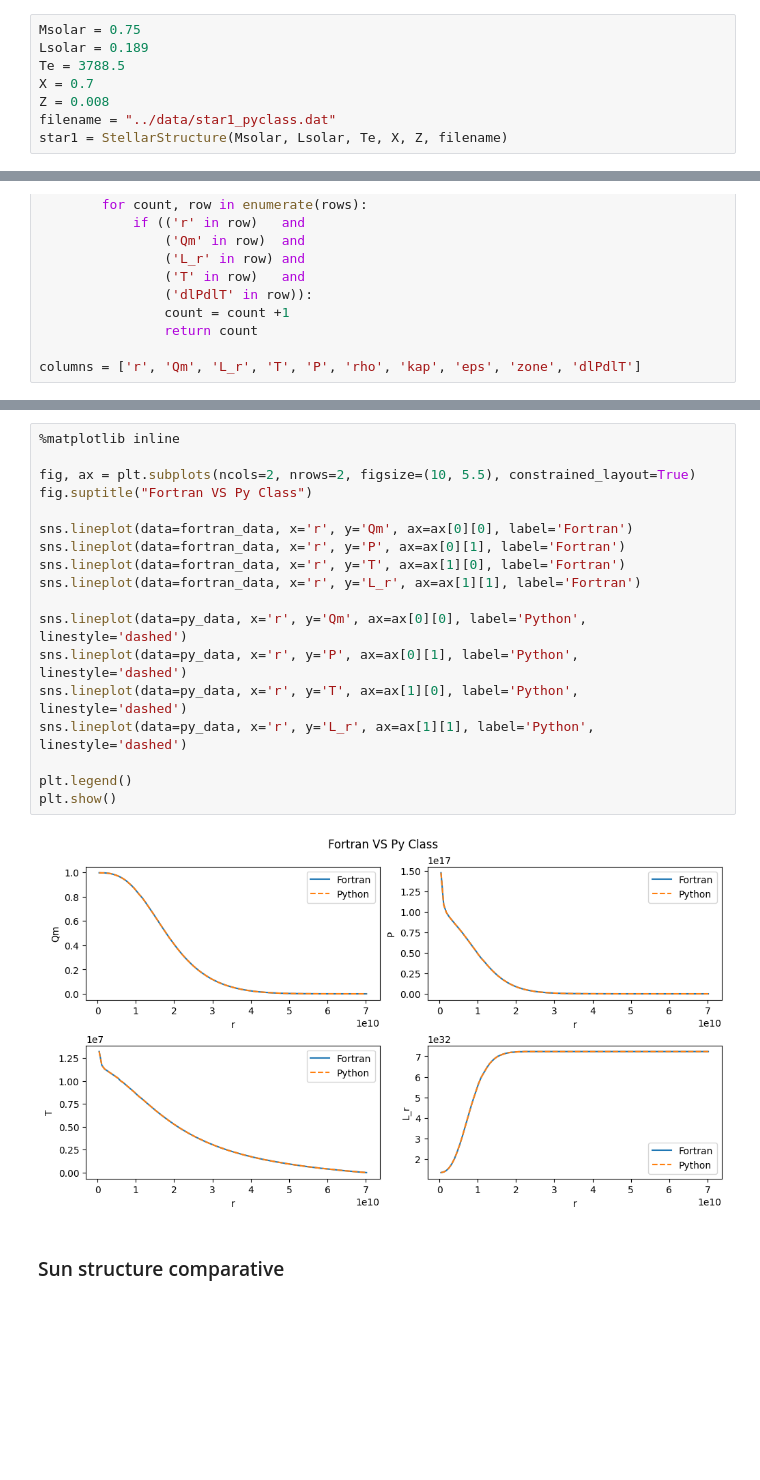
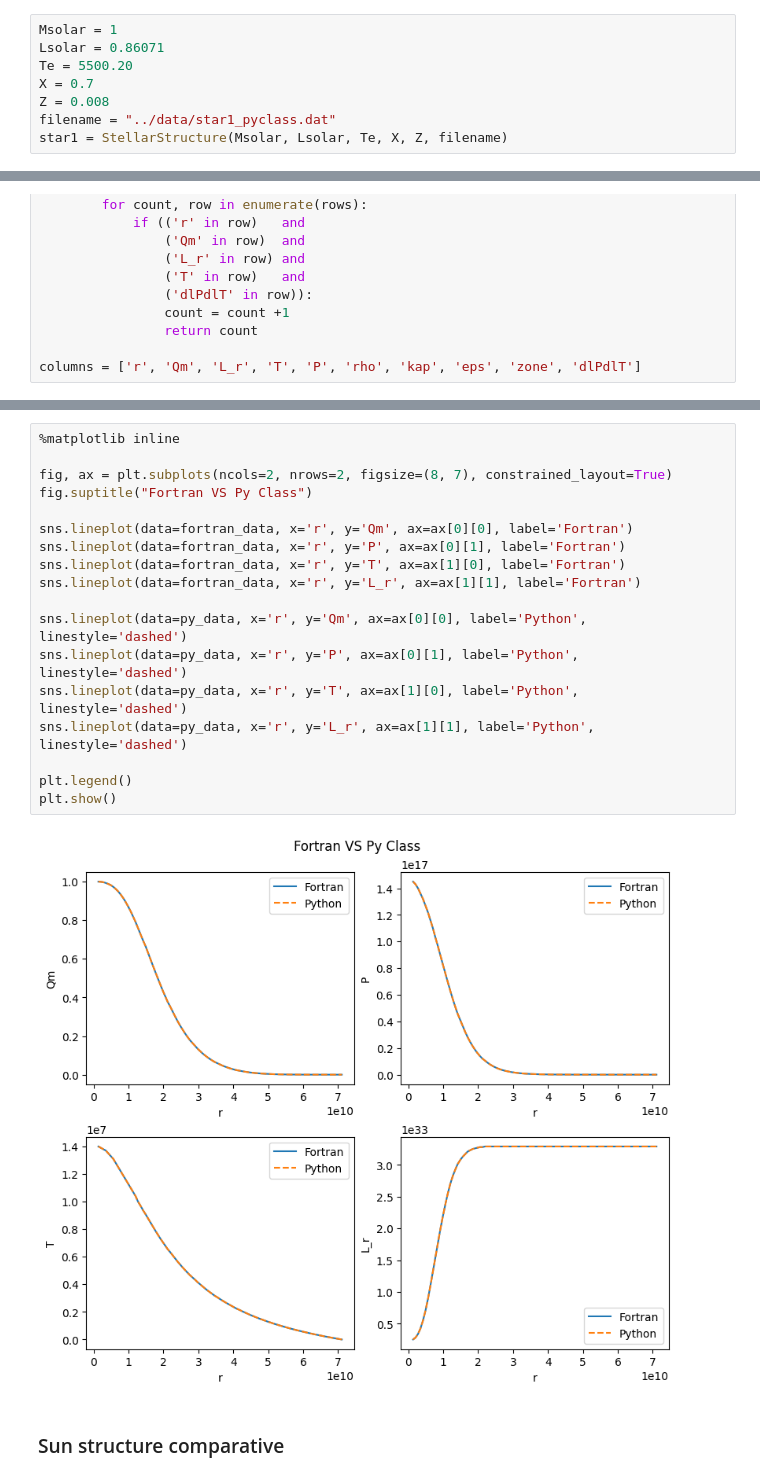
Before and after one commit to JesusLoera/Stellar_Structure, a Jupyter notebook: src/TestClassStatStar.ipynb, the cells around one changed output, grey strips where cells are left out. Saved outputs shown, nothing was run; the diff lists cells and outputs as text; blank space fills up the shorter version.

```diff
--- a/src/TestClassStatStar.ipynb
+++ b/src/TestClassStatStar.ipynb
@@ -14,9 +14,9 @@ import seaborn as sns
 # %% [markdown]
 Realizamos un cálculo para una estrella arbitraria
 # %%
-Msolar = 0.75
-Lsolar = 0.189
-Te = 3788.5
+Msolar = 1
+Lsolar = 0.86071
+Te = 5500.20
 X = 0.7
 Z = 0.008
 filename = "../data/star1_pyclass.dat"
@@ -61,23 +65,23 @@ fortran_data.head()
 # %%
 %matplotlib inline
 
-fig, ax = plt.subplots(ncols=2, nrows=2, figsize=(10, 5.5), constrained_layout=True)
+fig, ax = plt.subplots(ncols=2, nrows=2, figsize=(8, 7), constrained_layout=True)
 fig.suptitle("Fortran VS Py Class")
 
 sns.lineplot(data=fortran_data, x='r', y='Qm', ax=ax[0][0], label='Fortran')
 sns.lineplot(data=fortran_data, x='r', y='P', ax=ax[0][1], label='Fortran')
 sns.lineplot(data=fortran_data, x='r', y='T', ax=ax[1][0], label='Fortran')
 sns.lineplot(data=fortran_data, x='r', y='L_r', ax=ax[1][1], label='Fortran')
 
 sns.lineplot(data=py_data, x='r', y='Qm', ax=ax[0][0], label='Python', linestyle='dashed')
 sns.lineplot(data=py_data, x='r', y='P', ax=ax[0][1], label='Python', linestyle='dashed')
 sns.lineplot(data=py_data, x='r', y='T', ax=ax[1][0], label='Python', linestyle='dashed')
 sns.lineplot(data=py_data, x='r', y='L_r', ax=ax[1][1], label='Python', linestyle='dashed')
 
 plt.legend()
 plt.show()
 # %% [output]
-[figure, old version]
+[figure, new version]
 # %% [markdown]
 ### Sun structure comparative
 # %%
```
Also changed, not shown: parts of 7 cells of this notebook, 1 other file.
